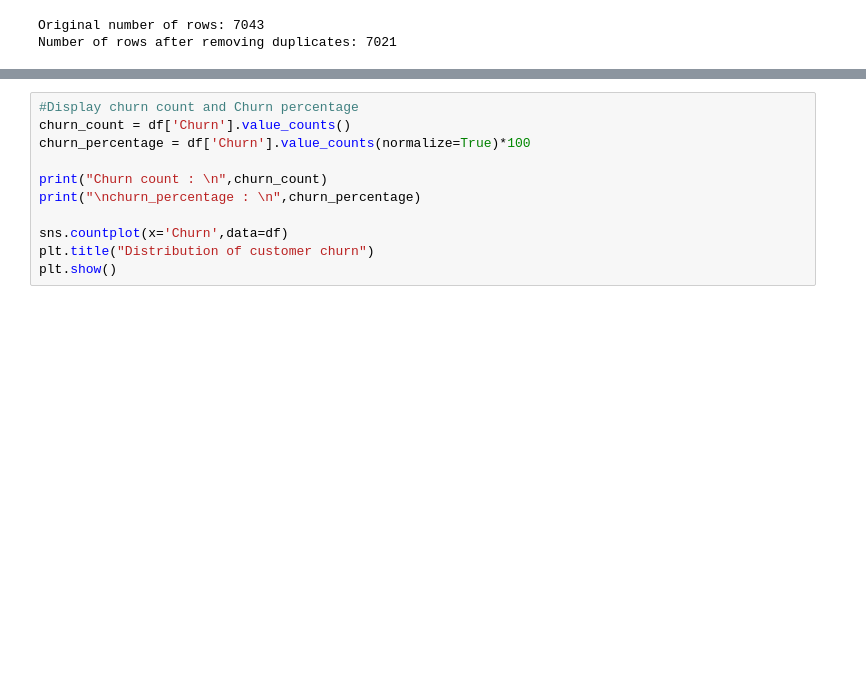
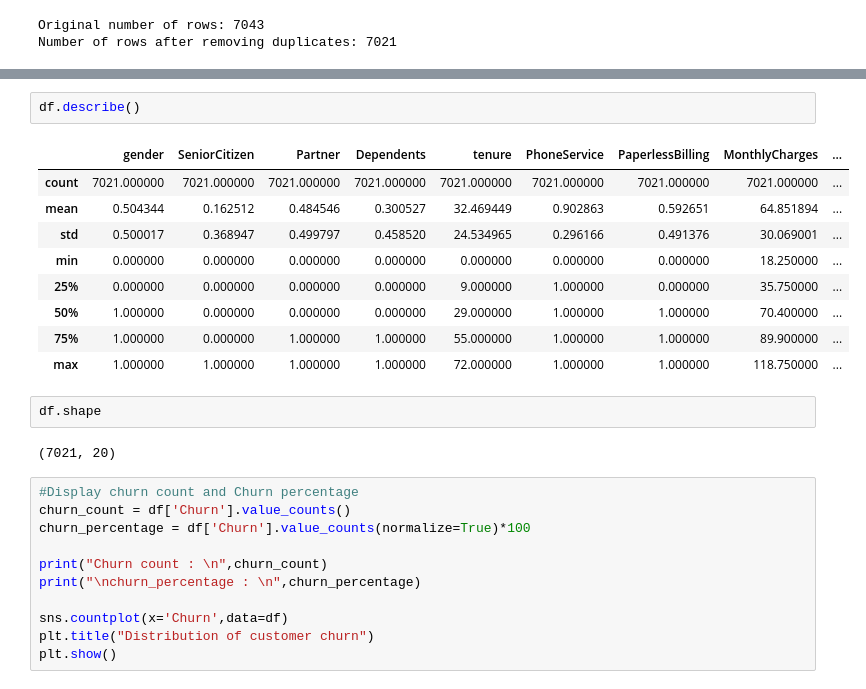
Before and after one commit to Naduli48/Telco_customer_churn_prediction, a Jupyter notebook: Telco_customer_churn_prediction.ipynb, the cells around one changed output, grey strips where cells are left out. Drawn from its saved outputs; the diff is of its cells as text; blank space fills up the shorter version.

```diff
--- a/Telco_customer_churn_prediction.ipynb
+++ b/Telco_customer_churn_prediction.ipynb
@@ -102,3 +137,19 @@ Number of rows after removing duplicates: 7021
+# %%
+df.describe()
+# %% [output]
+|  | gender | SeniorCitizen | Partner | Dependents | tenure | PhoneService | PaperlessBilling | MonthlyCharges | ... |
+| count | 7021.000000 | 7021.000000 | 7021.000000 | 7021.000000 | 7021.000000 | 7021.000000 | 7021.000000 | 7021.000000 | ... |
+| mean | 0.504344 | 0.162512 | 0.484546 | 0.300527 | 32.469449 | 0.902863 | 0.592651 | 64.851894 | ... |
+| std | 0.500017 | 0.368947 | 0.499797 | 0.458520 | 24.534965 | 0.296166 | 0.491376 | 30.069001 | ... |
+| min | 0.000000 | 0.000000 | 0.000000 | 0.000000 | 0.000000 | 0.000000 | 0.000000 | 18.250000 | ... |
+| 25% | 0.000000 | 0.000000 | 0.000000 | 0.000000 | 9.000000 | 1.000000 | 0.000000 | 35.750000 | ... |
+| 50% | 1.000000 | 0.000000 | 0.000000 | 0.000000 | 29.000000 | 1.000000 | 1.000000 | 70.400000 | ... |
+| 75% | 1.000000 | 0.000000 | 1.000000 | 1.000000 | 55.000000 | 1.000000 | 1.000000 | 89.900000 | ... |
+| max | 1.000000 | 1.000000 | 1.000000 | 1.000000 | 72.000000 | 1.000000 | 1.000000 | 118.750000 | ... |
+# %%
+df.shape
+# %% [output]
+(7021, 20)
 # %%
 #Display churn count and Churn percentage
 churn_count = df['Churn'].value_counts()
```
Also changed, not shown: parts of 11 cells of this notebook.
